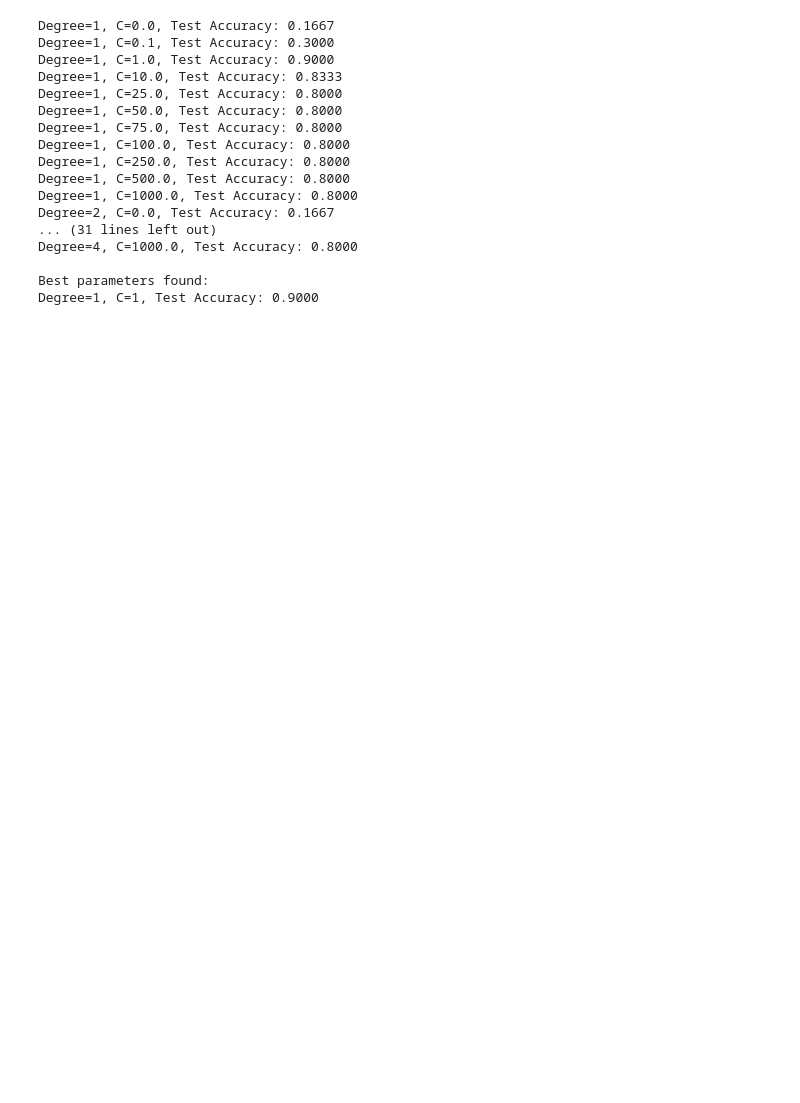
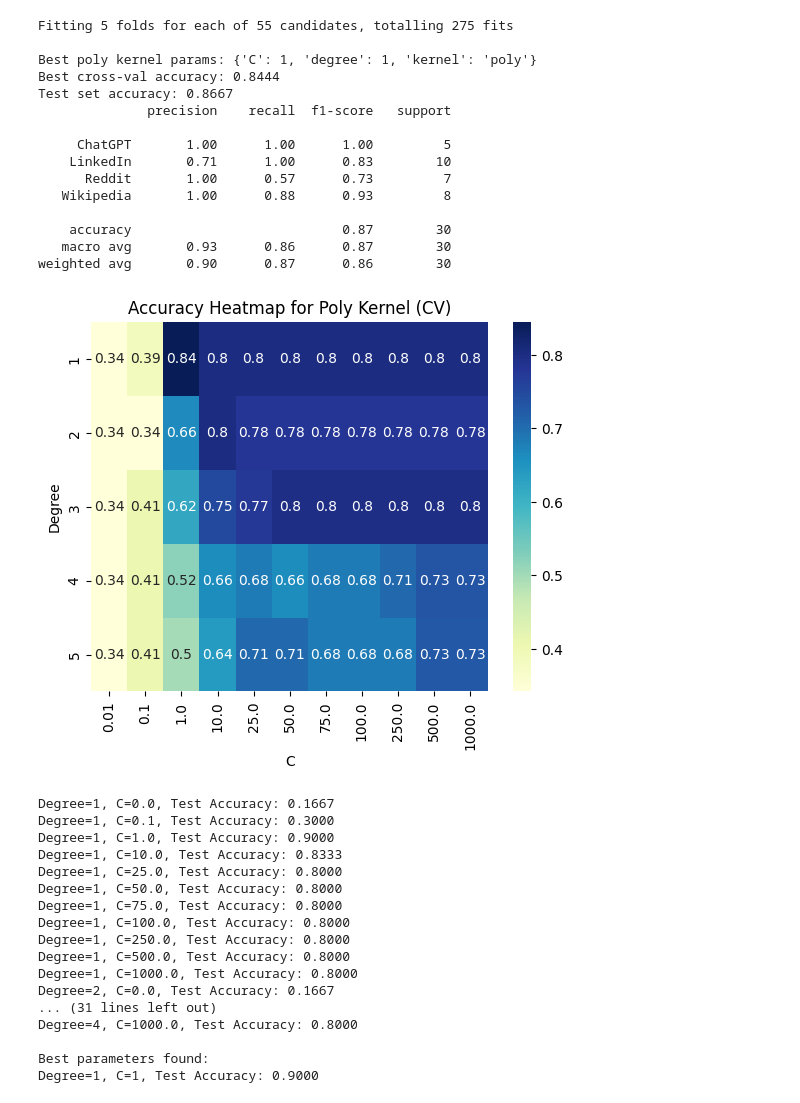
Before and after one commit to DurinMMII/coll400, a Jupyter notebook: sortedData/Support_Vector_Model.ipynb, the cells around one changed output. Cells and saved outputs as stored; diff of their text form; code cells hidden in the pictures; blank space fills up the shorter version.

```diff
--- a/sortedData/Support_Vector_Model.ipynb
+++ b/sortedData/Support_Vector_Model.ipynb
@@ -98,6 +98,61 @@ Degree=5, C=1000.0, Test Accuracy: 0.7000
 Best parameters found:
 Degree=1, C=10, Test Accuracy: 0.9333
 [figure]
+# %%
+# running GridSearch for this kernel (will run GridSearch for each kernel except linear)
+from sklearn.model_selection import GridSearchCV
+
+# Define the param grid for just the poly kernel
+param_grid_poly = {
+    'C': [0.01, 0.1, 1, 10, 25, 50, 75, 100, 250, 500, 1000],
+    'degree': range(1, 6),  # 1 through 5
+    'kernel': ['poly']
+}
+
+# Initialize the model
+model_poly = SVC(random_state=123)
+
+# Run grid search
+grid_poly = GridSearchCV(model_poly, param_grid_poly, cv=5, scoring='accuracy', verbose=2, n_jobs=-1)
+grid_poly.fit(X_train_scaled, y_train)
+
+# Get best params and test accuracy
+print(f"\nBest poly kernel params: {grid_poly.best_params_}")
+print(f"Best cross-val accuracy: {grid_poly.best_score_:.4f}")
+
+# Evaluate on test data
+y_pred = grid_poly.predict(X_test_scaled)
+test_acc = accuracy_score(y_test, y_pred)
+print(f"Test set accuracy: {test_acc:.4f}")
+print(classification_report(y_test, y_pred))
+
+# Extract results and create heatmap
+results_poly = pd.DataFrame(grid_poly.cv_results_)
+
+# Pivot the results to plot heatmap
+heatmap_data = results_poly.pivot_table(index='param_degree', columns='param_C', values='mean_test_score')
+sns.heatmap(heatmap_data, annot=True, cmap='YlGnBu')
+plt.title('Accuracy Heatmap for Poly Kernel (CV)')
+plt.xlabel("C")
+plt.ylabel("Degree")
+plt.show()
+# %% [output]
+Fitting 5 folds for each of 55 candidates, totalling 275 fits
+
+Best poly kernel params: {'C': 1, 'degree': 1, 'kernel': 'poly'}
+Best cross-val accuracy: 0.8444
+Test set accuracy: 0.8667
+              precision    recall  f1-score   support
+
+     ChatGPT       1.00      1.00      1.00         5
+    LinkedIn       0.71      1.00      0.83        10
+      Reddit       1.00      0.57      0.73         7
+   Wikipedia       1.00      0.88      0.93         8
+
+    accuracy                           0.87        30
+   macro avg       0.93      0.86      0.87        30
+weighted avg       0.90      0.87      0.86        30
+[figure, added]
 # %%
 best_accuracy = 0
 best_C = None
```
Also changed, not shown: parts of 6 cells of this notebook.
